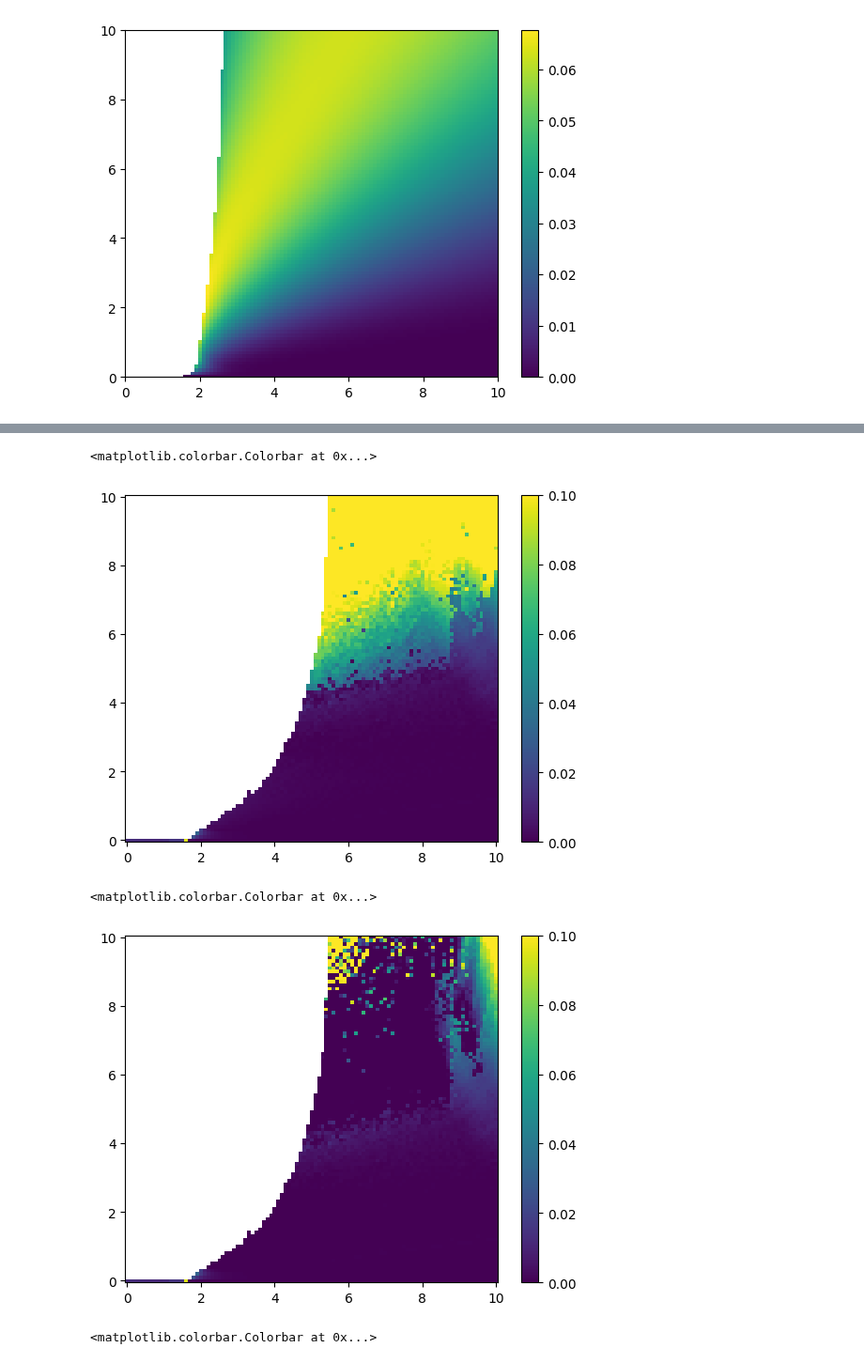
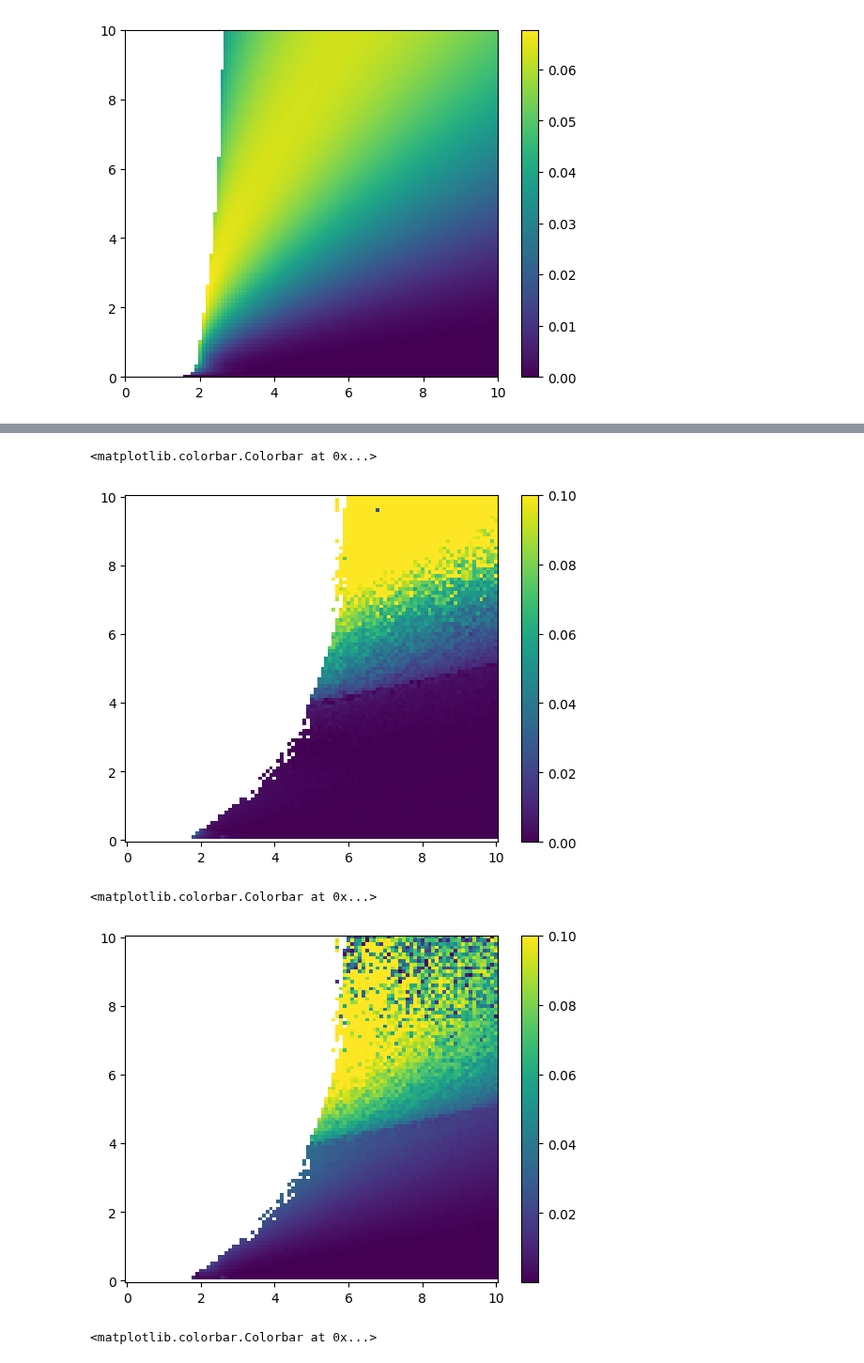
Before and after one commit to Gug-Young/Kuramoto-model, a Jupyter notebook: 231127 r mean.ipynb, the cells around one changed output, grey strips where cells are left out. Shown at 94% size. Drawn from its saved outputs; the diff is of its cells as text; code cells hidden in the pictures.

```diff
--- a/231127 r mean.ipynb
+++ b/231127 r mean.ipynb
@@ -104,5 +106,5 @@ temp = glob.glob(rf'./Ensembles/KM space/N = {N} *.npz')
 # %%
-df_new = pd.read_excel(f'N = {N} seed = 10 QNORMAL wo pv.xlsm',index_col=[0,1])
+df_new = pd.read_excel(f'N = {N} seed = 10 QNORMAL w pv.xlsm',index_col=[0,1])
 # %%
 ms = np.arange(0,10.05,0.1)
 Ks = np.arange(0,10.05,0.1)
@@ -192,9 +197,9 @@ plt.colorbar()
 <matplotlib.colorbar.Colorbar at 0x...>
 [figure]
 # %%
-OPM = OSP2.get_OPM(RM,KK,MM)
+OPM = OSP2.get_OPM(RMA,KK,MM)
 # Rp = KK*RP*R0A/(OPM*(1+MM**2*OPM**2))
-Rp = (KK*R0*RP)/(MM*(1/MM**2+(OPM)**2))
+Rp = (KK*R0A*RPA)/(MM*(1/MM**2+(OPM)**2))
 # %%
 plt.pcolormesh(KK,MM,abs((R0-Rp)-RM),)
 plt.colorbar()
@@ -247,13 +252,13 @@ plt.pcolormesh(KK,MM,abs(np.where(~np.isnan(R0),RM,np.nan) - np.nansum(np.dstack
 plt.colorbar()
 # %% [output]
 <matplotlib.colorbar.Colorbar at 0x...>
-[figure, old version]
+[figure, new version]
 # %%
-plt.pcolormesh(KK,MM,(np.where(~np.isnan(R0),RM,np.nan) - np.nansum(np.dstack((RMA,Rp)),axis=2)),vmax=0.1,vmin=0)
+plt.pcolormesh(KK,MM,abs((np.where(~np.isnan(R0),RM,np.nan) - np.nansum(np.dstack((R0A,Rp)),axis=2))),vmax=0.1)
 plt.colorbar()
 # %% [output]
 <matplotlib.colorbar.Colorbar at 0x...>
-[figure, old version]
+[figure, new version]
 # %%
 plt.pcolormesh(KK,MM,(np.where(~np.isnan(R0),RM,np.nan) - RMA[:101,:101]),vmax=0.1,vmin=0)
 
```
Also changed, not shown: parts of 18 cells of this notebook, 2 other files.
